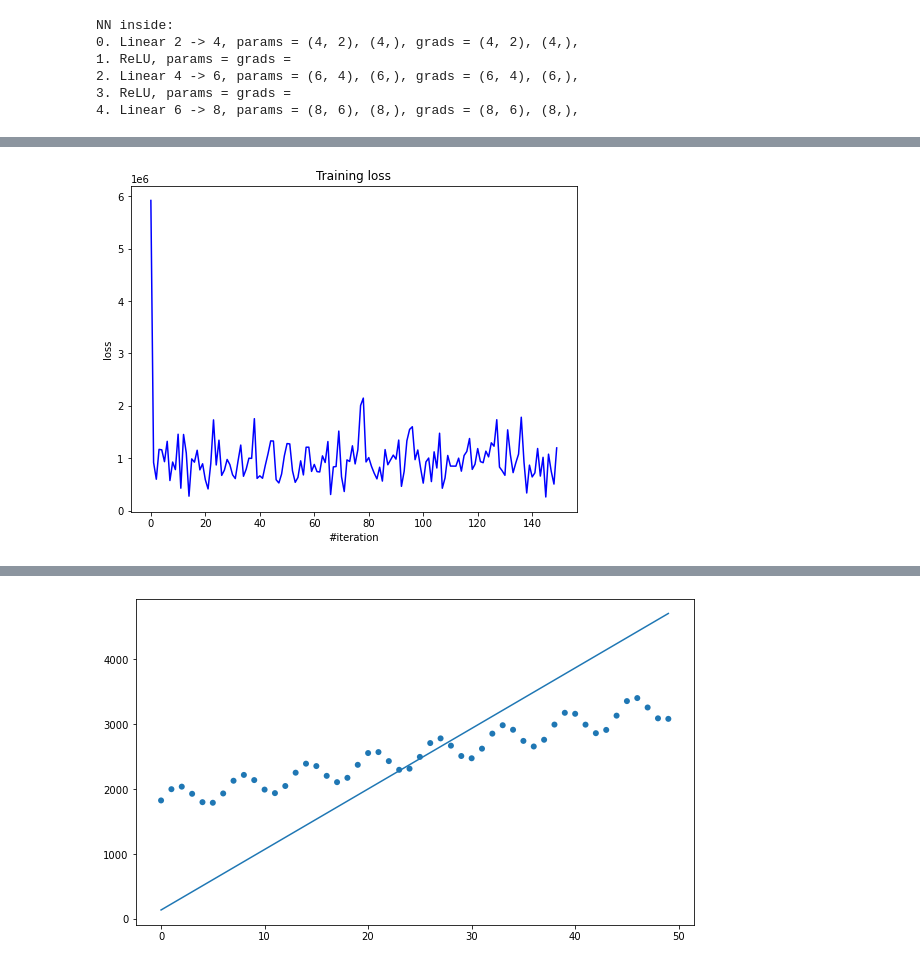
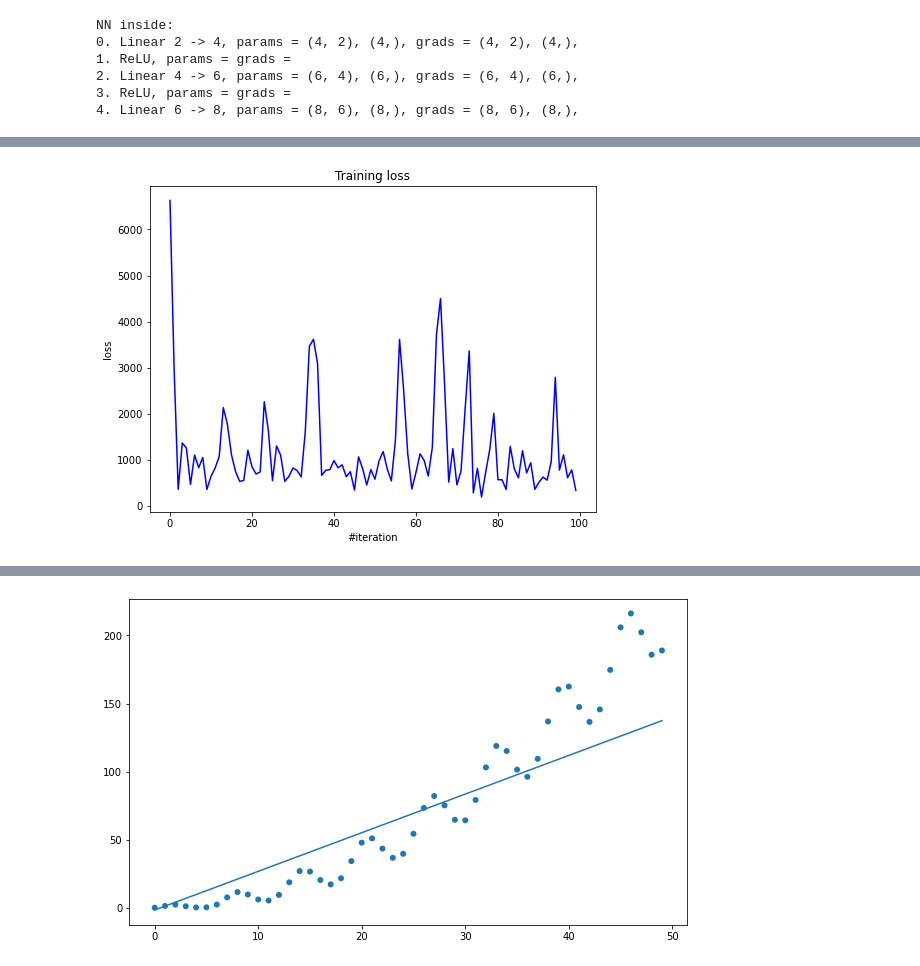
Before and after one commit to EmperorNao/NN, a Jupyter notebook: hw1/hw1.ipynb, the cells around one changed output, grey strips where cells are left out. Drawn from its saved outputs; the diff is of its cells as text; code cells hidden in the pictures.

```diff
--- a/hw1/hw1.ipynb
+++ b/hw1/hw1.ipynb
@@ -52,7 +52,7 @@ from IPython import display
 N = 50
 
 X = np.arange(N)
-Y = 0.3 * X + 2 * np.sin(X) + np.random.normal(0, 10) + 23
+Y = 0.3 * X + np.sin(X)
 Y2 = Y * Y
 Y3 = np.random.normal(0, 10, size=N)
 
@@ -102,9 +102,8 @@ def train(net, criterion, X, Y, optimizer_config, n_epoch, batch_size):
 
             sgd(net.get_parameters(),
                 net.get_grad_parameters(),
-                optimizer_config,
-                net.get_regularized_parameters_mask()
-                )
+                optimizer_config
+            )
 
             loss_history.append(loss)
 
@@ -133,9 +132,9 @@ Current loss: 622.908927
 # %%
 net = build_mlp([1, 1])
-train(net, MSECriterion(), X[:, None], Y2[:, None], {'learning_rate': 0.001, 'C': 0.1}, 30, 10)
+train(net, MSECriterion(), X[:, None], Y2[:, None], {'learning_rate': 0.001}, 20, 10)
 plt.figure(figsize=(10, 6))
 plt.scatter(X, Y2, edgecolors= 'none')
 plt.plot(X, net.forward(X[:, None]))
 plt.show()
 # %% [output]
-[figure, old version]
+[figure, new version]
@@ -143,3 +142,3 @@ Current loss: 1198939.216340
-[figure, old version]
+[figure, new version]
 # %%
 net = build_mlp([1, 1])
```
Also changed, not shown: parts of 4 cells of this notebook, 1 other file.
